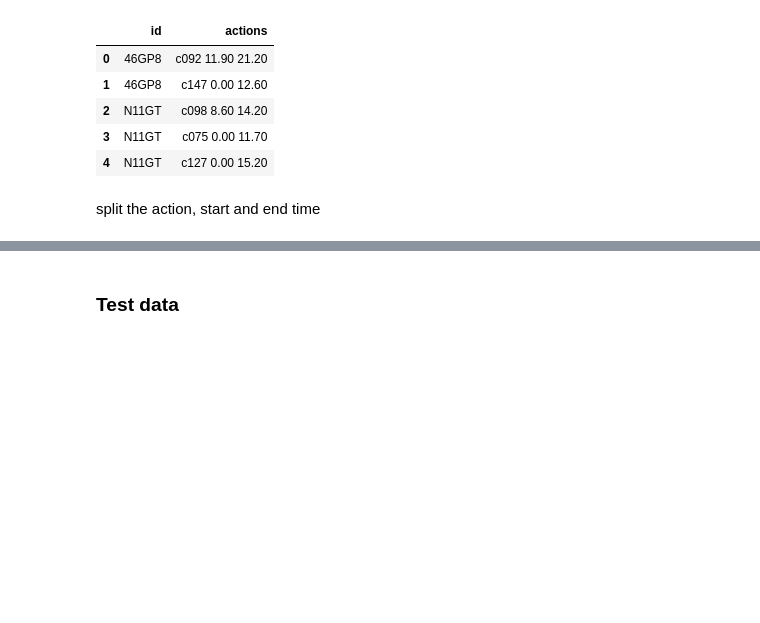
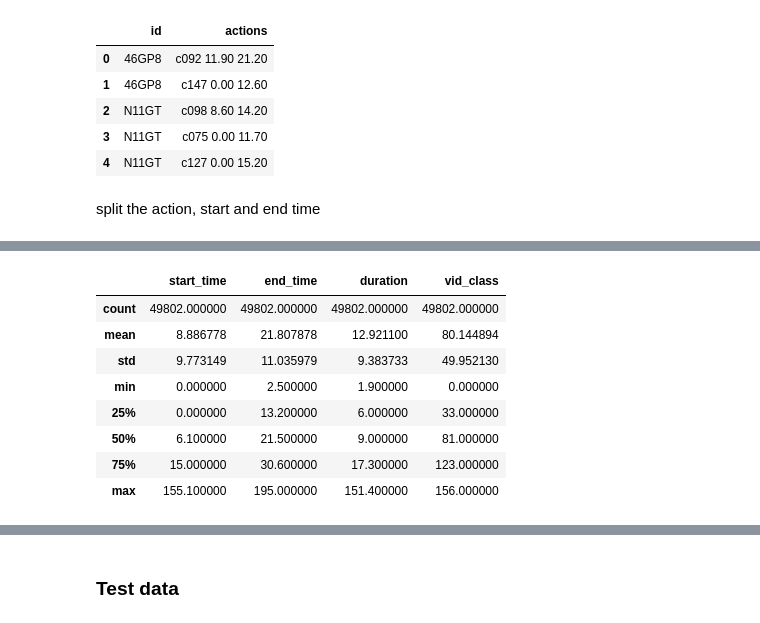
Before and after one commit to JavierTham/Transforming_CV, a Jupyter notebook: src/Data_processing.ipynb, the cells around one changed output, grey strips where cells are left out. Cells and saved outputs as stored; diff of their text form; code cells hidden in the pictures; blank space fills up the shorter version.

```diff
--- a/src/Data_processing.ipynb
+++ b/src/Data_processing.ipynb
@@ -111,0 +116,14 @@ df.head()
+# %%
+df = df[df['duration'] > 0].reset_index(drop = True)
+# %%
+df.describe()
+# %% [output]
+|  | start_time | end_time | duration | vid_class |
+| count | 49802.000000 | 49802.000000 | 49802.000000 | 49802.000000 |
+| mean | 8.886778 | 21.807878 | 12.921100 | 80.144894 |
+| std | 9.773149 | 11.035979 | 9.383733 | 49.952130 |
+| min | 0.000000 | 2.500000 | 1.900000 | 0.000000 |
+| 25% | 0.000000 | 13.200000 | 6.000000 | 33.000000 |
+| 50% | 6.100000 | 21.500000 | 9.000000 | 81.000000 |
+| 75% | 15.000000 | 30.600000 | 17.300000 | 123.000000 |
+| max | 155.100000 | 195.000000 | 151.400000 | 156.000000 |
```
Also changed, not shown: parts of 8 cells of this notebook, 5 other files.
